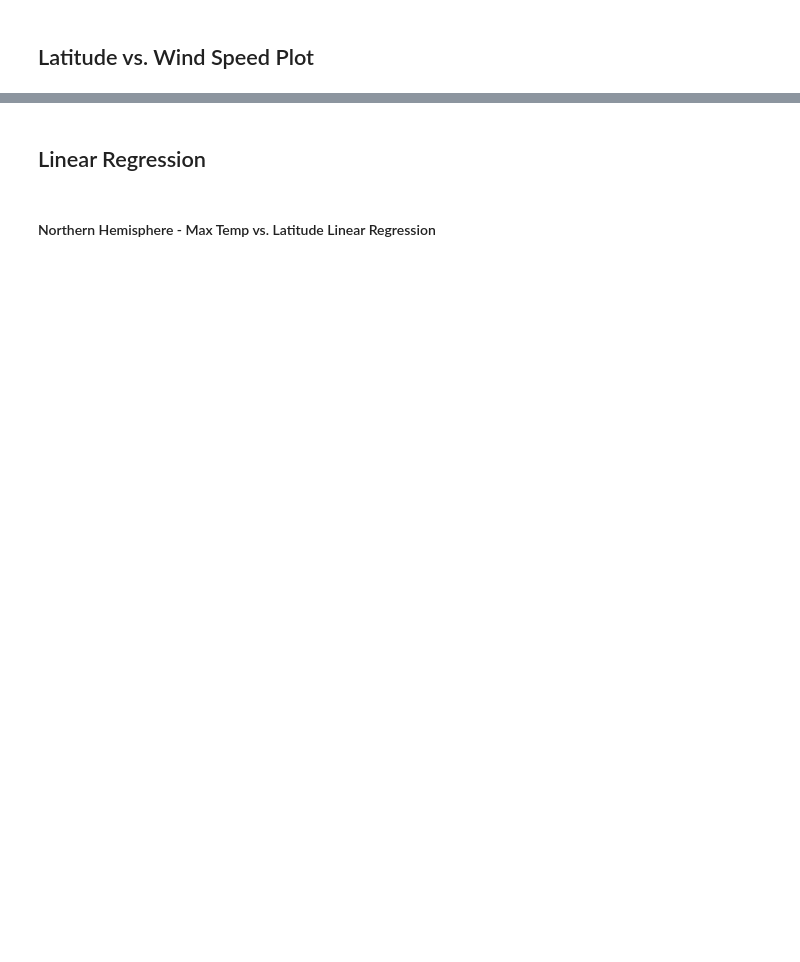
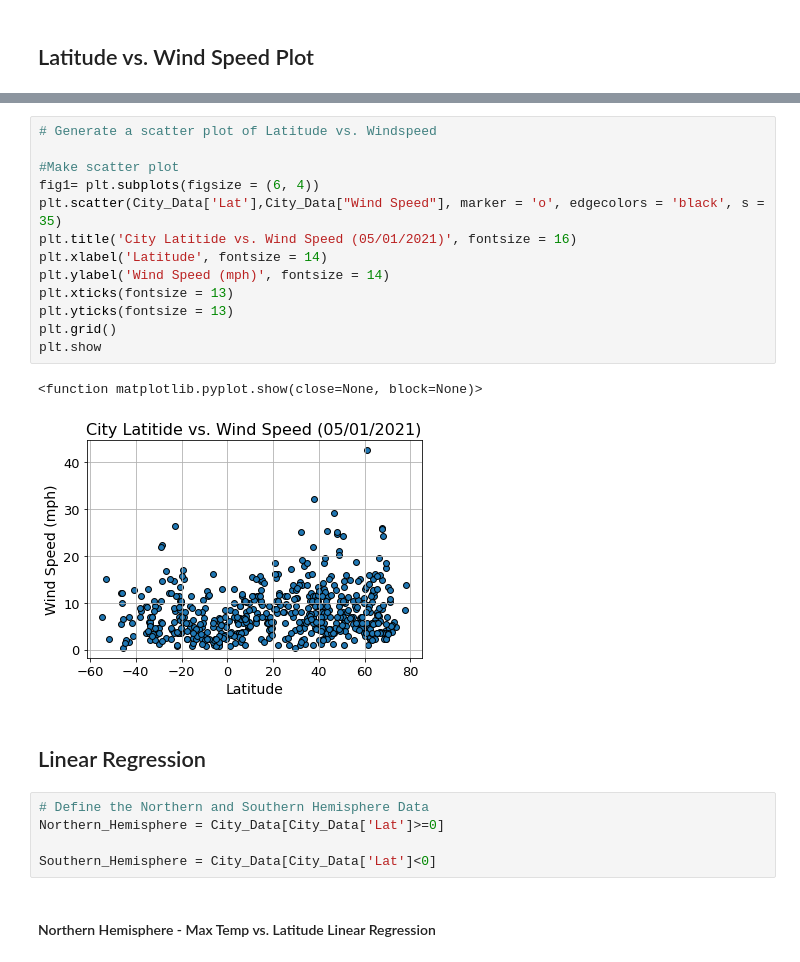
Before and after one commit to rls1316/python-api-challenge, a Jupyter notebook: WeatherPy/WeatherPy.ipynb, the cells around one changed output, grey strips where cells are left out. Saved outputs shown, nothing was run; the diff lists cells and outputs as text; blank space fills up the shorter version.

```diff
--- a/WeatherPy/WeatherPy.ipynb
+++ b/WeatherPy/WeatherPy.ipynb
@@ -220,4 +249,25 @@ Int64Index([], dtype='int64')
+# %%
+# Generate a scatter plot of Latitude vs. Windspeed
+
+#Make scatter plot
+fig1= plt.subplots(figsize = (6, 4))
+plt.scatter(City_Data['Lat'],City_Data["Wind Speed"], marker = 'o', edgecolors = 'black', s = 35)
+plt.title('City Latitide vs. Wind Speed (05/01/2021)', fontsize = 16)
+plt.xlabel('Latitude', fontsize = 14)
+plt.ylabel('Wind Speed (mph)', fontsize = 14)
+plt.xticks(fontsize = 13)
+plt.yticks(fontsize = 13)
+plt.grid()
+plt.show
+# %% [output]
+<function matplotlib.pyplot.show(close=None, block=None)>
+[figure, added]
 # %% [markdown]
 ## Linear Regression
+# %%
+# Define the Northern and Southern Hemisphere Data
+Northern_Hemisphere = City_Data[City_Data['Lat']>=0]
+
+Southern_Hemisphere = City_Data[City_Data['Lat']<0]
 # %% [markdown]
 ####  Northern Hemisphere - Max Temp vs. Latitude Linear Regression
```
Also changed, not shown: parts of 30 cells of this notebook.
